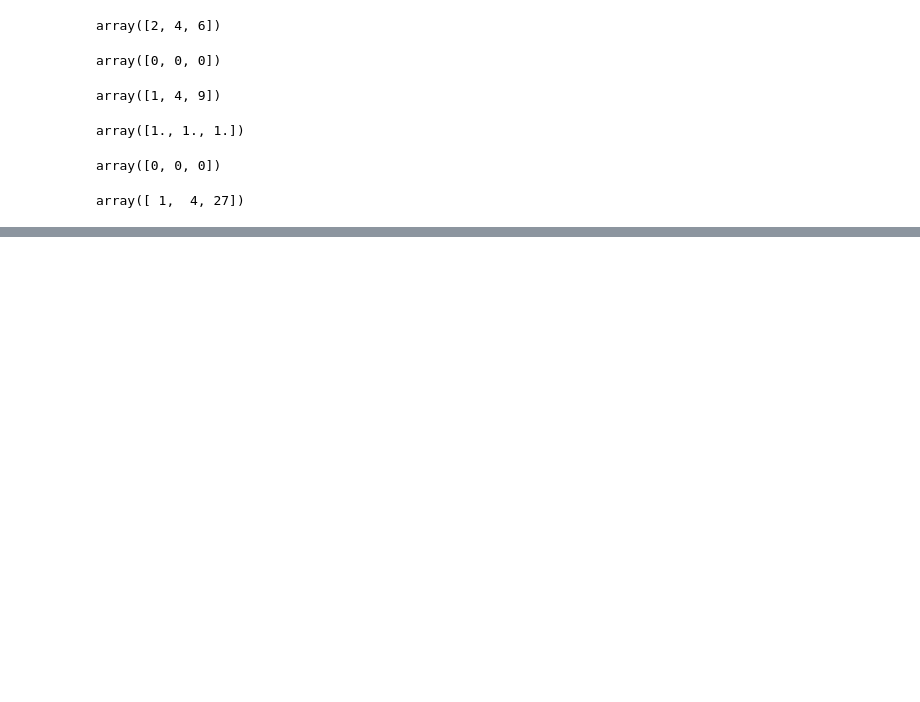
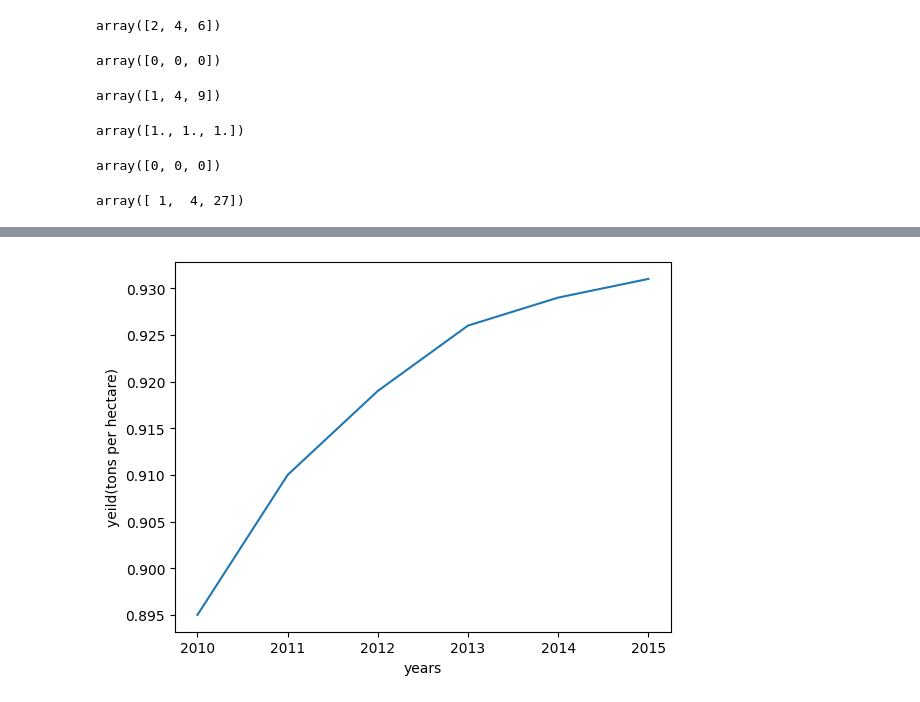
Before and after one commit to SAISHREE-19/AIML, a Jupyter notebook: LAB_2.ipynb, the cells around one changed output, grey strips where cells are left out. Saved outputs shown, nothing was run; the diff lists cells and outputs as text; code cells hidden in the pictures; blank space fills up the shorter version.

```diff
--- a/LAB_2.ipynb
+++ b/LAB_2.ipynb
@@ -274,0 +551,6 @@ array([ 1,  4, 27])
+# %%
+plt.plot(years,yeild_apples)
+plt.xlabel('years')
+plt.ylabel('yeild(tons per hectare)');
+# %% [output]
+[figure, added]
```
Also changed, not shown: parts of 55 cells of this notebook.
